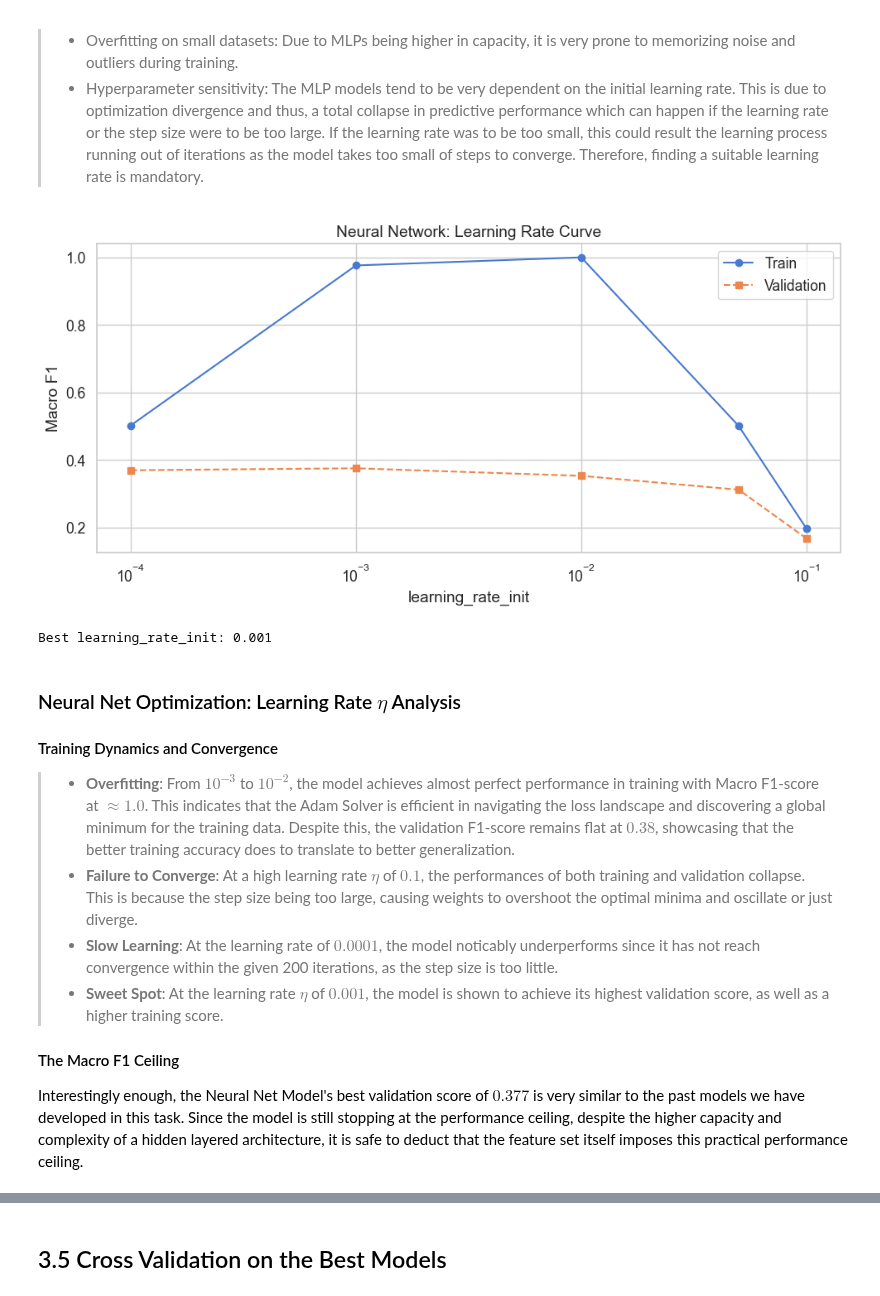
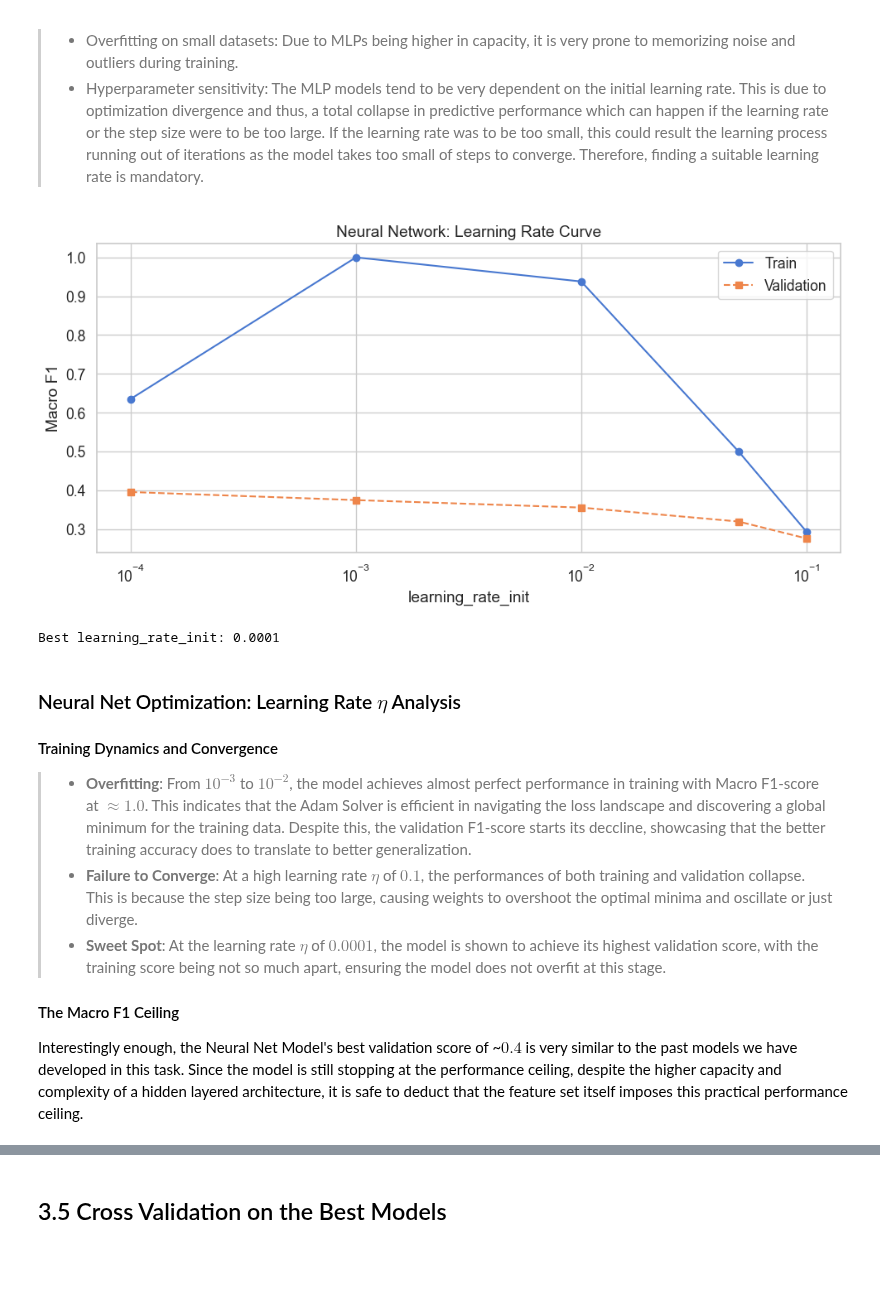
Before and after one commit to wadamiru/manual-ml, a Jupyter notebook: ML-A2/project_wildfire.ipynb, the cells around one changed output, grey strips where cells are left out. Cells and saved outputs as stored; diff of their text form; code cells hidden in the pictures; blank space fills up the shorter version.

```diff
--- a/ML-A2/project_wildfire.ipynb
+++ b/ML-A2/project_wildfire.ipynb
@@ -342,7 +344,7 @@ Notable observations:
 # %% [markdown]
 ### Feature Selection
 # %%
-DROP_COLS = ['acq_date', 'acq_time']
+DROP_COLS = ['acq_date', 'acq_time', 'month']
 TARGET    = 'fire_intensity'
 
 # le_dict: label encoding dict.
@@ -809,42 +812,41 @@ It is also important to note the primary vulnerabilities of MLPs are.
 # %%
 # Hyperparameter 1: learning_rate_init
 lr_vals = [0.0001, 0.001, 0.01, 0.05, 0.1]
 tr_f1s_nn, val_f1s_nn = [], []
 loss_curves = {}
 
 for lr in lr_vals:
     mlp_tmp = MLPClassifier(
         hidden_layer_sizes=(128, 64),
         learning_rate_init=lr,
-        max_iter=200,
+        max_iter=500,
         random_state=SEED,
         early_stopping=False,
         solver='adam'
     )
     mlp_tmp.fit(X_train_sc, y_train)
     tr_f1s_nn.append(f1_score(y_train, mlp_tmp.predict(X_train_sc), average='macro'))
     val_f1s_nn.append(f1_score(y_val,  mlp_tmp.predict(X_val_sc),  average='macro'))
     loss_curves[lr] = mlp_tmp.loss_curve_
 
 hyperparam_curve(lr_vals, tr_f1s_nn, val_f1s_nn,
                  'learning_rate_init', 'Neural Network: Learning Rate Curve', log=True)
 
 best_lr = lr_vals[int(np.argmax(val_f1s_nn))]
 print(f'Best learning_rate_init: {best_lr}')
 # %% [output]
-[figure, old version]
+[figure, new version]
-Best learning_rate_init: 0.001
+Best learning_rate_init: 0.0001
 # %% [markdown]
 ### Neural Net Optimization: Learning Rate $\eta$ Analysis
 #### Training Dynamics and Convergence
 
-> - **Overfitting**: From $10^{-3}$ to $10^{-2}$, the model achieves almost perfect performance in training with Macro F1-score at $\approx 1.0$. This indicates that the Adam Solver is efficient in navigating the loss landscape and discovering a global minimum for the training data. Despite this, the validation F1-score remains flat at $0.38$, showcasing that the better training accuracy does to translate to better generalization.
+> - **Overfitting**: From $10^{-3}$ to $10^{-2}$, the model achieves almost perfect performance in training with Macro F1-score at $\approx 1.0$. This indicates that the Adam Solver is efficient in navigating the loss landscape and discovering a global minimum for the training data. Despite this, the validation F1-score starts its deccline, showcasing that the better training accuracy does to translate to better generalization.
 > - **Failure to Converge**: At a high learning rate $\eta$ of $0.1$, the performances of both training and validation collapse. This is because the step size being too large, causing weights to overshoot the optimal minima and oscillate or just diverge.
-> - **Slow Learning**: At the learning rate of $0.0001$, the model noticably underperforms since it has not reach convergence within the given 200 iterations, as the step size is too little.
-> - **Sweet Spot**: At the learning rate $\eta$ of $0.001$, the model is shown to achieve its highest validation score, as well as a higher training score.
+> - **Sweet Spot**: At the learning rate $\eta$ of $0.0001$, the model is shown to achieve its highest validation score, with the training score being not so much apart, ensuring the model does not overfit at this stage.
 
 #### The Macro F1 Ceiling
-Interestingly enough, the Neural Net Model's best validation score of $0.377$ is very similar to the past models we have developed in this task. Since the model is still stopping at the performance ceiling, despite the higher capacity and complexity of a hidden layered architecture, it is safe to deduct that the feature set itself imposes this practical performance ceiling.
+Interestingly enough, the Neural Net Model's best validation score of ~$0.4$ is very similar to the past models we have developed in this task. Since the model is still stopping at the performance ceiling, despite the higher capacity and complexity of a hidden layered architecture, it is safe to deduct that the feature set itself imposes this practical performance ceiling.
 # %%
 # Training loss curves for each learning rate
 fig, ax = plt.subplots(figsize=(10, 5))
```
Also changed, not shown: parts of 22 cells of this notebook.
